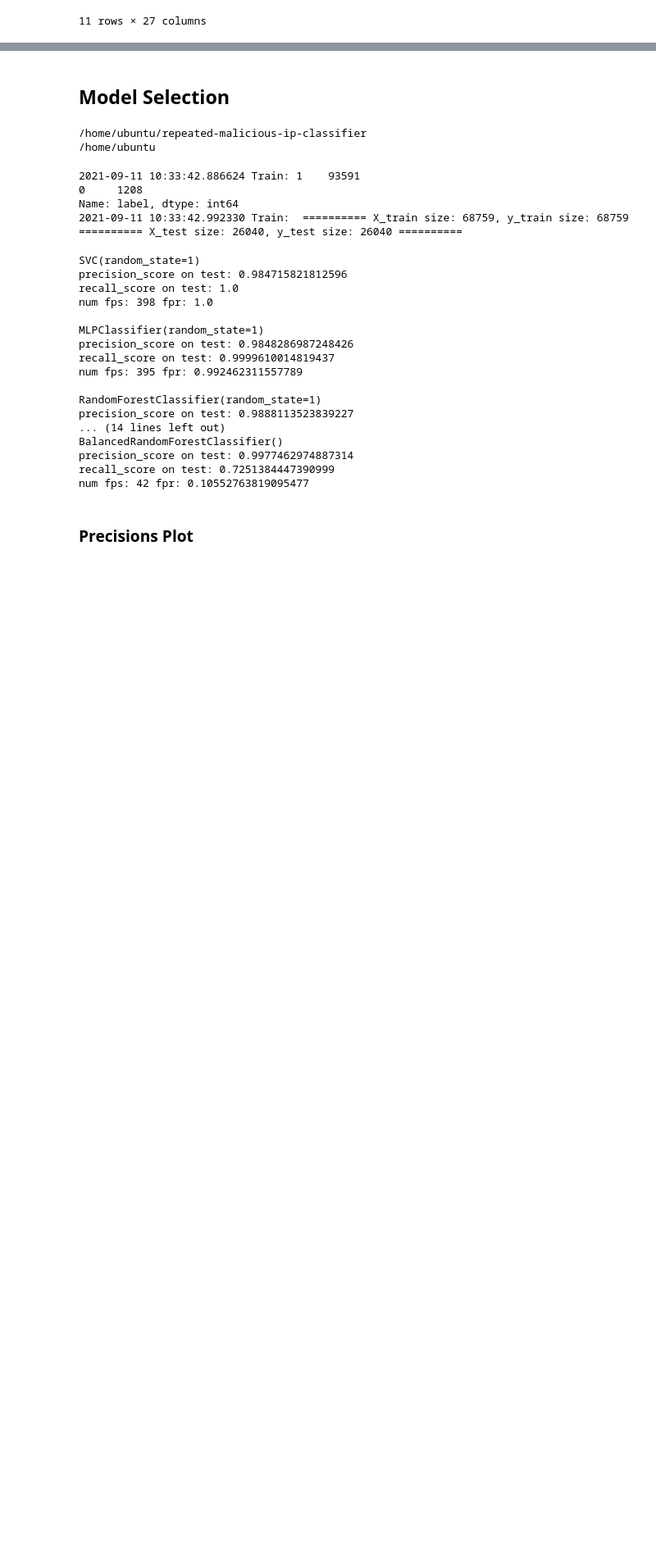
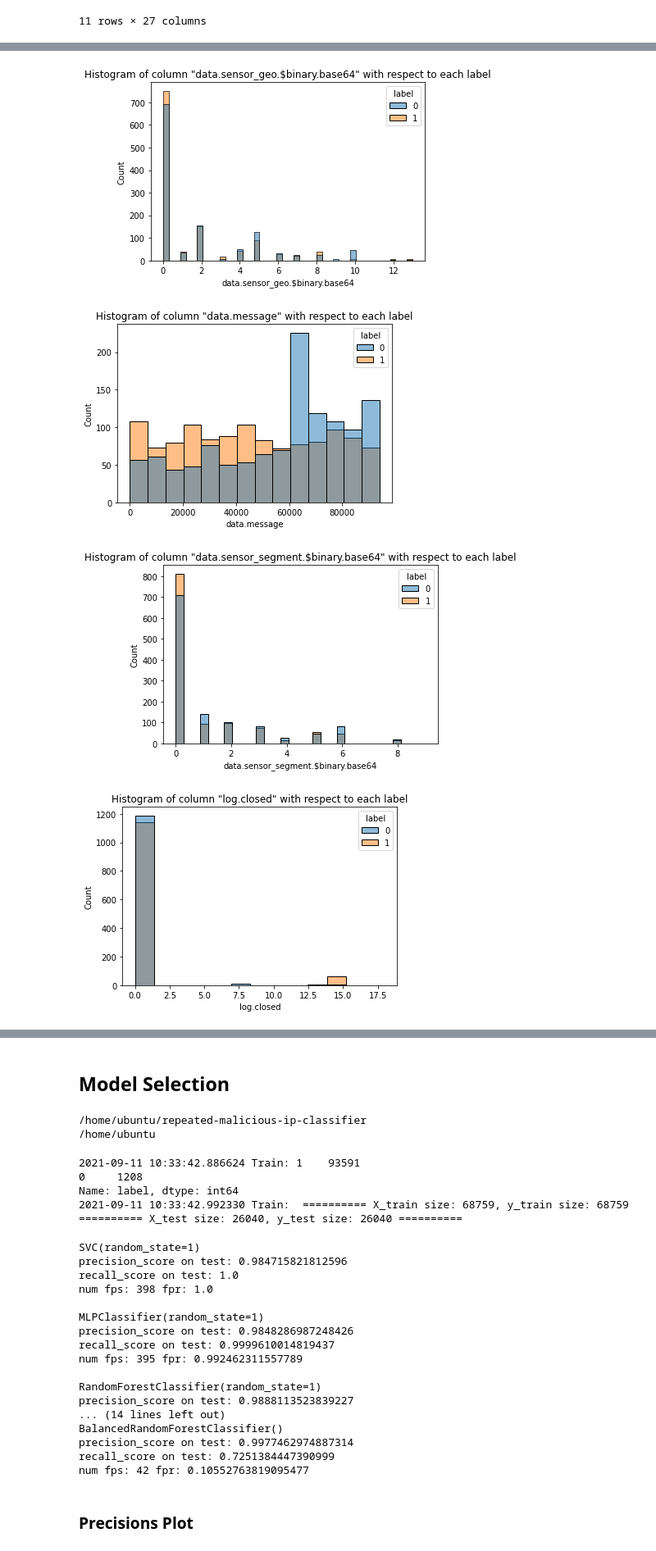
Before and after one commit to guyfreund/Repeated-Malicious-IP-Classifier, a Jupyter notebook: EDA.ipynb, the cells around one changed output, grey strips where cells are left out. Shown at 82% size. Cells and saved outputs as stored; diff of their text form; code cells hidden in the pictures; blank space fills up the shorter version.

```diff
--- a/EDA.ipynb
+++ b/EDA.ipynb
@@ -147,0 +167,4 @@ login.success
+# %%
+sample_df = df[df["label"] == 1].sample(1208)
+# %%
+merged_sample_df = pd.concat([sample_df, df[df["label"] == 0]], ignore_index=True)
@@ -147,0 +177,7 @@ login.success
+# %%
+plot_histograms(merged_sample_df)
+# %% [output]
+[figure, added]
+[figure, added]
+[figure, added]
+[figure, added]
```
Also changed, not shown: parts of 12 cells of this notebook.
